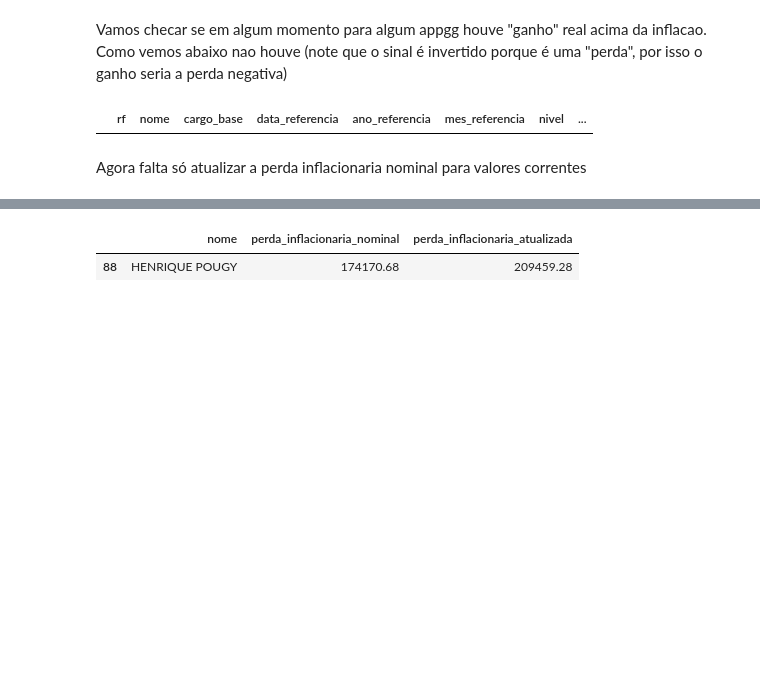
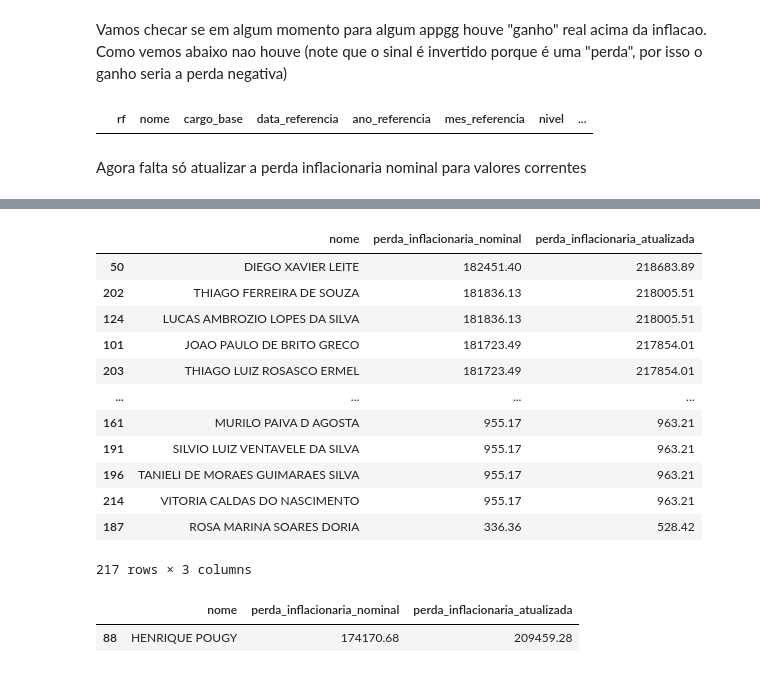
Before and after one commit to h-pgy/perda_inflacionaria_appgg, a Jupyter notebook: calculo_perda_inflacionaria.ipynb, the cells around one changed output, grey strips where cells are left out. Drawn from its saved outputs; the diff is of its cells as text; code cells hidden in the pictures; blank space fills up the shorter version.

```diff
--- a/calculo_perda_inflacionaria.ipynb
+++ b/calculo_perda_inflacionaria.ipynb
@@ -522 +540,8 @@ df.sample(5)
+# %%
+#arredondando as colunas de dinheiro para deixar com 2 casas decimais
+
+colunas_dinheiro = ['vencimento_nominal', 'vencimento_original_atualizado', 'perda_inflacionaria_nominal', 'perda_inflacionaria_atualizada']
+
+for col in colunas_dinheiro:
+    df[col] = df[col].apply(lambda x: round(x, 2))
 # %%
@@ -524,2 +549,18 @@ df.to_csv('microdados_perda_inflacionaria.csv', sep=';', index=False)
 # %%
 total_por_appgg = df.groupby('nome')[['perda_inflacionaria_nominal', 'perda_inflacionaria_atualizada']].sum().reset_index().sort_values(by='perda_inflacionaria_atualizada', ascending=False)
+# %%
+total_por_appgg
+# %% [output]
+|  | nome | perda_inflacionaria_nominal | perda_inflacionaria_atualizada |
+| 50 | DIEGO XAVIER LEITE | 182451.40 | 218683.89 |
+| 202 | THIAGO FERREIRA DE SOUZA | 181836.13 | 218005.51 |
+| 124 | LUCAS AMBROZIO LOPES DA SILVA | 181836.13 | 218005.51 |
+| 101 | JOAO PAULO DE BRITO GRECO | 181723.49 | 217854.01 |
+| 203 | THIAGO LUIZ ROSASCO ERMEL | 181723.49 | 217854.01 |
+| ... | ... | ... | ... |
+| 161 | MURILO PAIVA D AGOSTA | 955.17 | 963.21 |
+| 191 | SILVIO LUIZ VENTAVELE DA SILVA | 955.17 | 963.21 |
+| 196 | TANIELI DE MORAES GUIMARAES SILVA | 955.17 | 963.21 |
+| 214 | VITORIA CALDAS DO NASCIMENTO | 955.17 | 963.21 |
+| 187 | ROSA MARINA SOARES DORIA | 336.36 | 528.42 |
+217 rows × 3 columns
```
Also changed, not shown: parts of 10 cells of this notebook, 5 other files.
